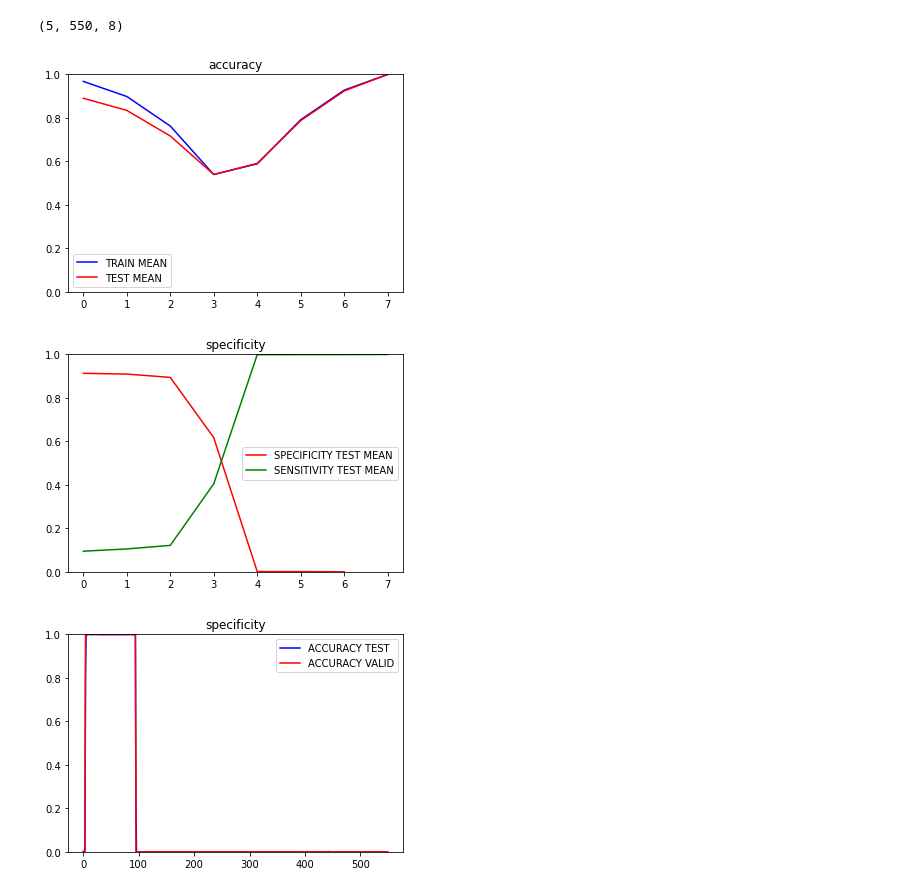
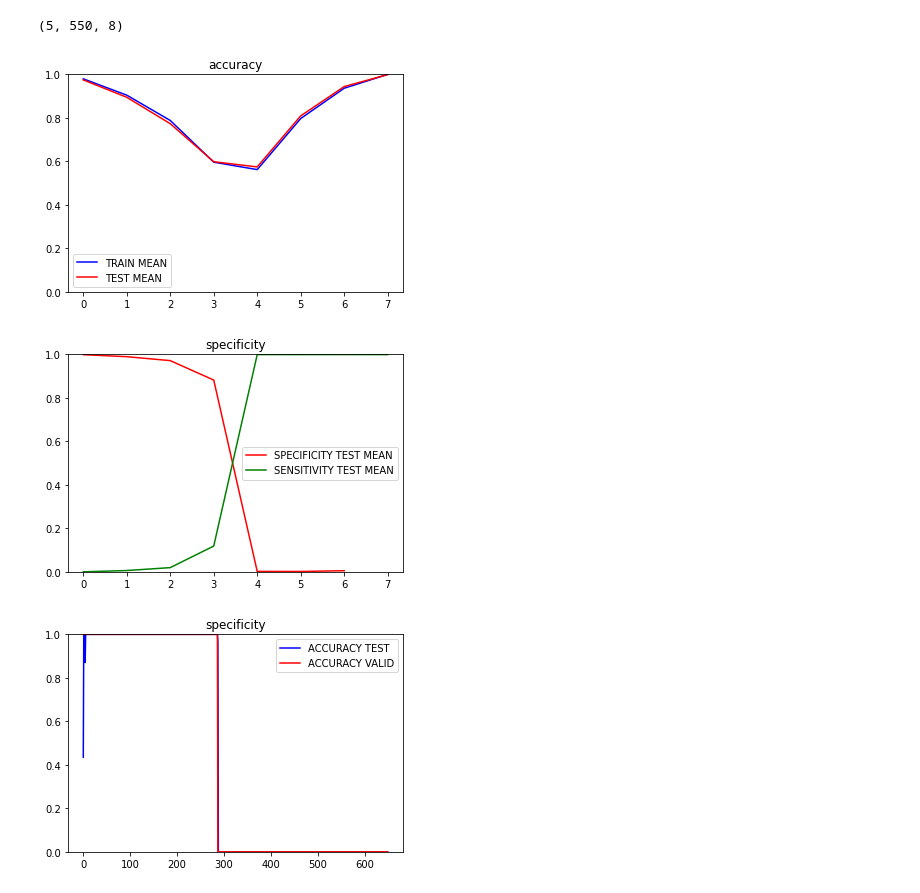
Before and after one commit to Abdigal1/LIIARPI_1, a Jupyter notebook: SLIC_GAT/SLIC_GAT_PRUEBAS.ipynb, the cells around one changed output. Drawn from its saved outputs; the diff is of its cells as text; code cells hidden in the pictures.

```diff
--- a/SLIC_GAT/SLIC_GAT_PRUEBAS.ipynb
+++ b/SLIC_GAT/SLIC_GAT_PRUEBAS.ipynb
@@ -102,7 +94,7 @@ last_results.npy                   util.py
 Mhh_n_0/
 # %%
 os.listdir()
-res_dir="MMhh_SelFR_v10_BinCl4"
+res_dir="MMhh_SelFR_v10_BinCl2"
 
 lr=np.load(os.path.join(pth,res_dir,'last_results_10f_unsampled_hh.npy'),allow_pickle=True)
 
@@ -344,25 +335,25 @@ plt.show()
 # %% [output]
 (5, 550, 8)
 # %%
-epoch=100
+epoch=400
 plt.title("accuracy")
 plt.plot(np.mean(acccl_t[:,epoch,:],axis=0),'b', label = "TRAIN MEAN")
 plt.plot(np.mean(acccl_v[:,epoch,:],axis=0),'r', label = "TEST MEAN")
 
 plt.ylim(0,1)
 plt.legend()
 plt.show()
 
 plt.title("specificity")
 plt.plot(np.mean(fspe_v[:,epoch,:],axis=0),'r', label = "SPECIFICITY TEST MEAN")
 plt.plot(np.mean(fsen_v[:,epoch,:],axis=0),'g', label = "SENSITIVITY TEST MEAN")
 
 plt.ylim(0,1)
 plt.legend()
 plt.show()
 # %% [output]
-[figure, old version]
+[figure, new version]
-[figure, old version]
+[figure, new version]
 # %%
 acccl_t[1,:,1]
 
@@ -374,4 +365,4 @@ plt.ylim(0,1)
 plt.legend()
 plt.show()
 # %% [output]
-[figure, old version]
+[figure, new version]
```
Also changed, not shown: parts of 7 cells of this notebook, 39 other files.
